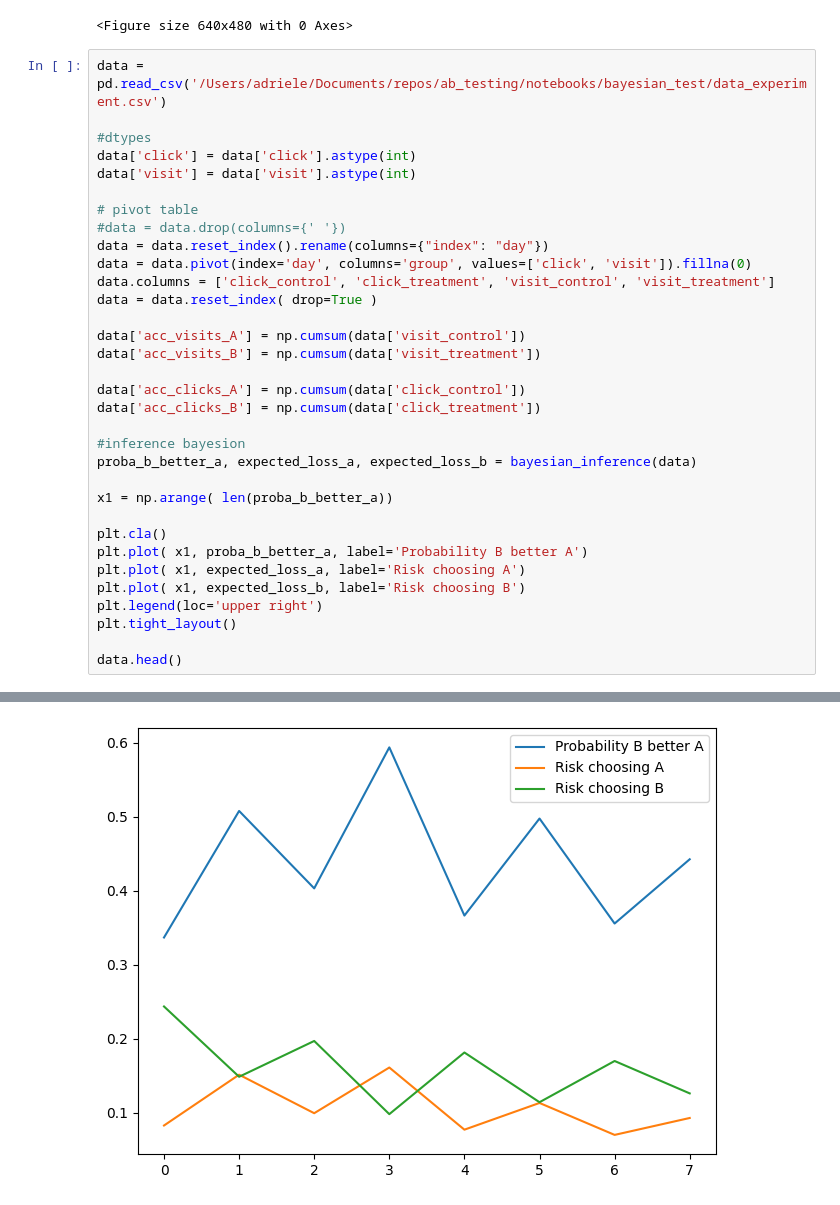
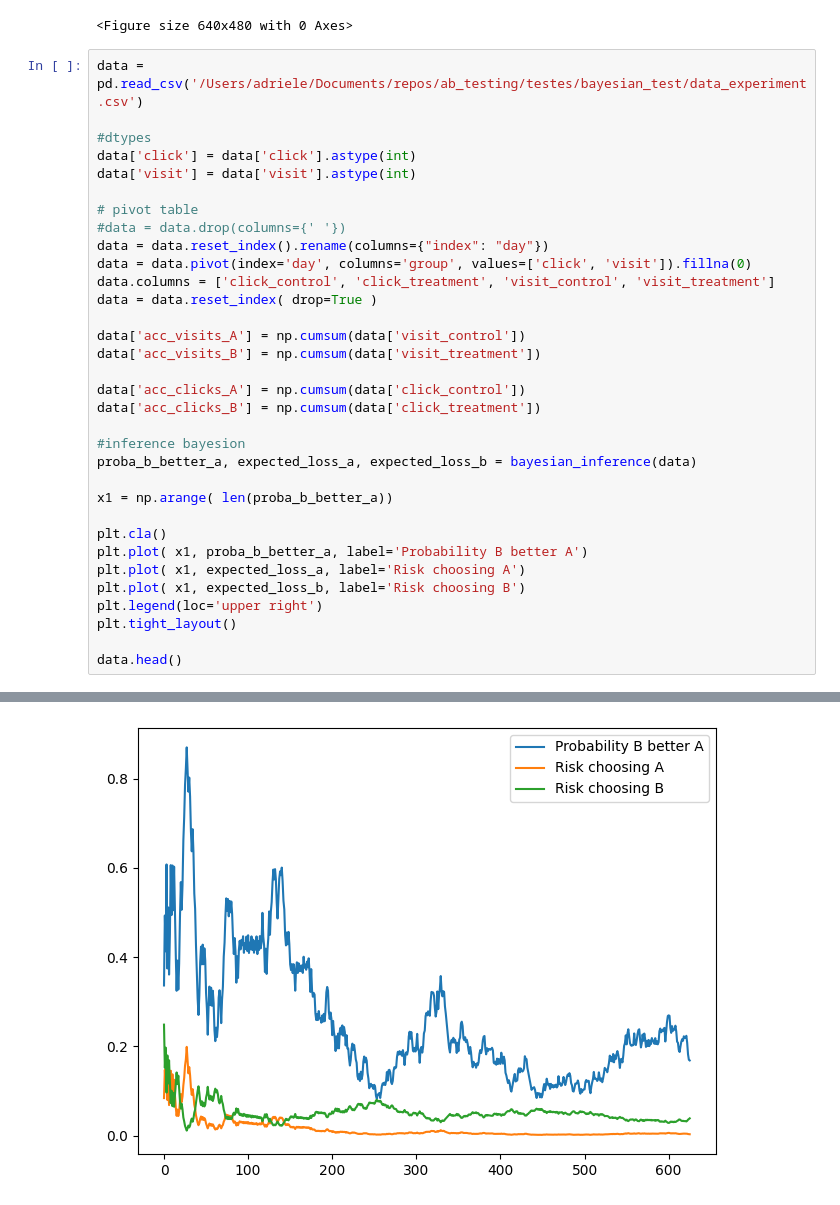
Before and after one commit to adrielepinto/ab_testing, a Jupyter notebook: testes/bayesian_test/notebooks/2.0 bayesin_frequency.ipynb, the cells around one changed output, grey strips where cells are left out. Cells and saved outputs as stored; diff of their text form.

```diff
--- a/testes/bayesian_test/notebooks/2.0 bayesin_frequency.ipynb
+++ b/testes/bayesian_test/notebooks/2.0 bayesin_frequency.ipynb
@@ -352,7 +358,7 @@ plt.show()
 # %% [output]
 <Figure size 640x480 with 0 Axes>
 # %%
-data = pd.read_csv('/Users/adriele/Documents/repos/ab_testing/notebooks/bayesian_test/data_experiment.csv')
+data = pd.read_csv('/Users/adriele/Documents/repos/ab_testing/testes/bayesian_test/data_experiment.csv')
 
 #dtypes
 data['click'] = data['click'].astype(int)
@@ -364,31 +370,31 @@ data = data.reset_index().rename(columns={"index": "day"})
 data = data.pivot(index='day', columns='group', values=['click', 'visit']).fillna(0)
 data.columns = ['click_control', 'click_treatment', 'visit_control', 'visit_treatment']
 data = data.reset_index( drop=True )
 
 data['acc_visits_A'] = np.cumsum(data['visit_control'])
 data['acc_visits_B'] = np.cumsum(data['visit_treatment'])
 
 data['acc_clicks_A'] = np.cumsum(data['click_control'])
 data['acc_clicks_B'] = np.cumsum(data['click_treatment'])
 
 #inference bayesion
 proba_b_better_a, expected_loss_a, expected_loss_b = bayesian_inference(data)
 
 x1 = np.arange( len(proba_b_better_a))
 
 plt.cla()
 plt.plot( x1, proba_b_better_a, label='Probability B better A')
 plt.plot( x1, expected_loss_a, label='Risk choosing A')
 plt.plot( x1, expected_loss_b, label='Risk choosing B')
 plt.legend(loc='upper right')
 plt.tight_layout()
 
 data.head()
 # %% [output]
 |  | click_control | click_treatment | visit_control | visit_treatment | acc_visits_A | acc_visits_B | ... |
 | 0 | 1.0 | 0.0 | 1.0 | 0.0 | 1.0 | 0.0 | ... |
 | 1 | 0.0 | 0.0 | 1.0 | 0.0 | 2.0 | 0.0 | ... |
 | 2 | 1.0 | 0.0 | 1.0 | 0.0 | 3.0 | 0.0 | ... |
 | 3 | 0.0 | 1.0 | 0.0 | 1.0 | 3.0 | 1.0 | ... |
 | 4 | 0.0 | 0.0 | 0.0 | 1.0 | 3.0 | 2.0 | ... |
-[figure, old version]
+[figure, new version]
```
Also changed, not shown: parts of 3 cells of this notebook.
